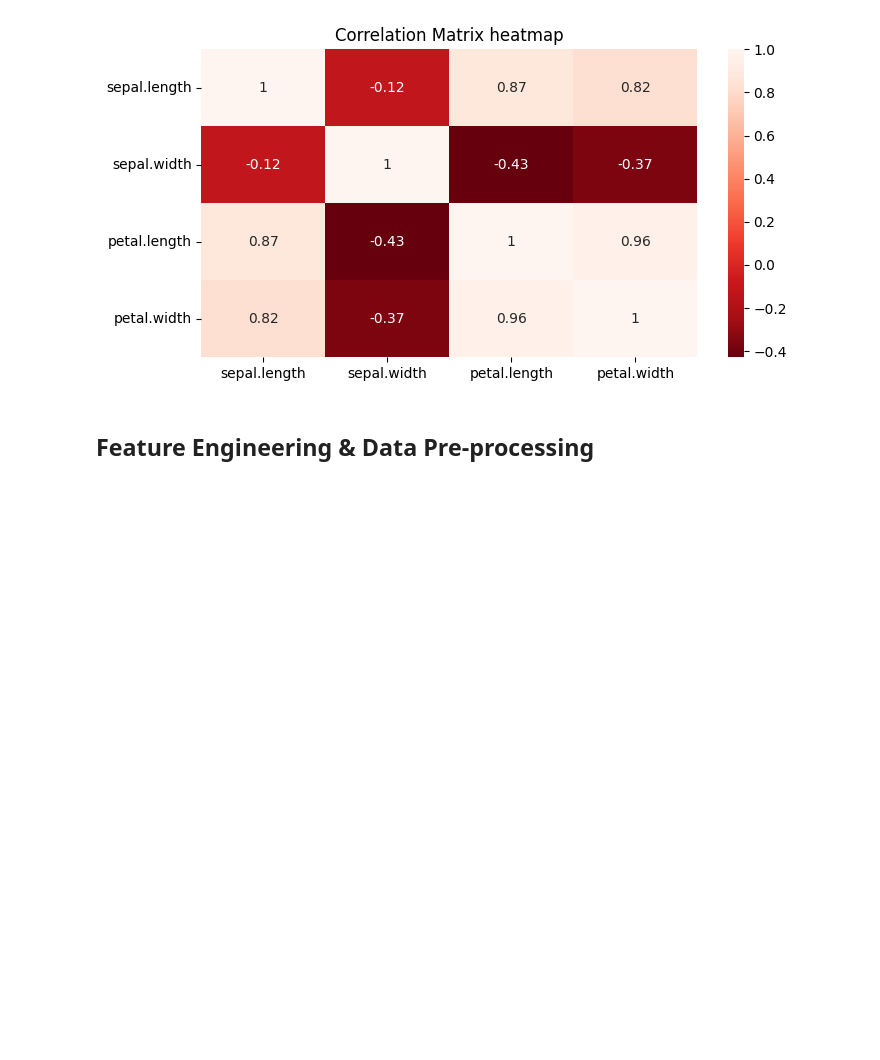
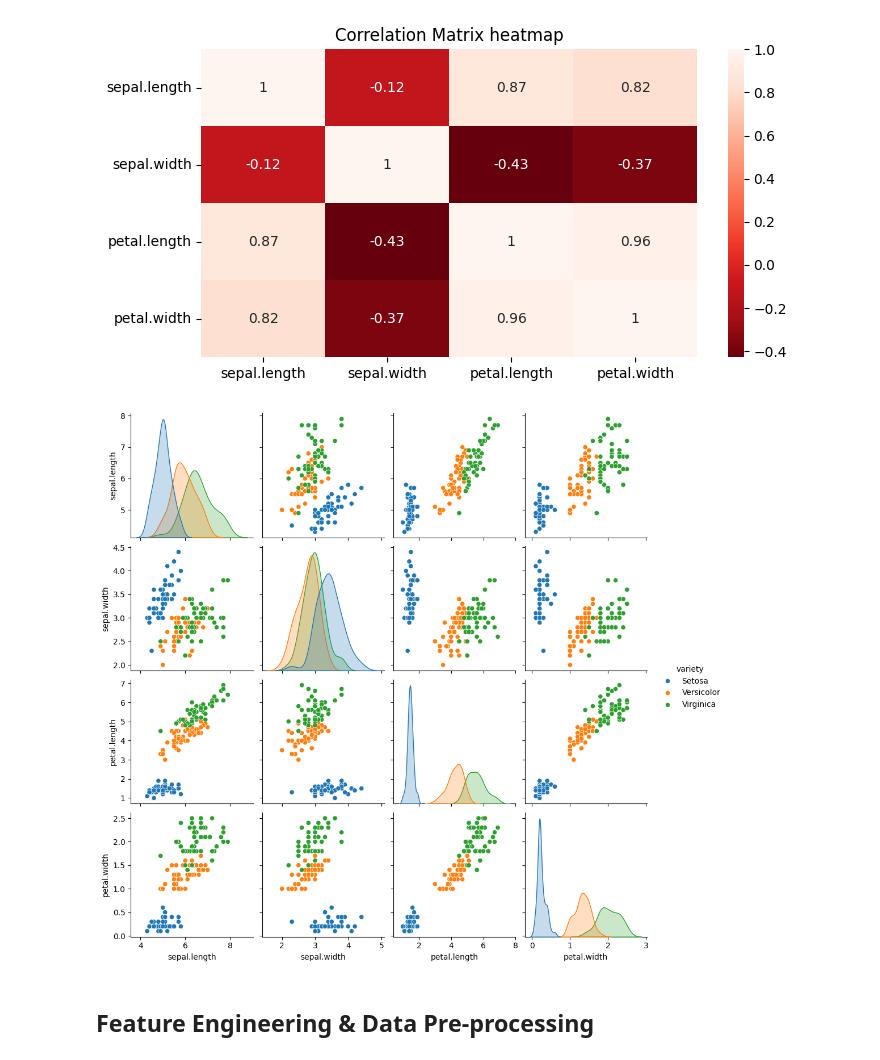
Before and after one commit to rsys-adsingh/Classification, a Jupyter notebook: ClassificationAlgo.ipynb, the cells around one changed output. Cells and saved outputs as stored; diff of their text form; code cells hidden in the pictures; blank space fills up the shorter version.

```diff
--- a/ClassificationAlgo.ipynb
+++ b/ClassificationAlgo.ipynb
@@ -270,6 +270,12 @@ plt.title('Correlation Matrix heatmap')
 plt.show()
 # %% [output]
 [figure]
+# %%
+#allows you to visualize the relationships between every pair of features in your dataset
+sns.pairplot(df, hue='variety')
+plt.show()
+# %% [output]
+[figure, added]
 # %% [markdown]
 ## **Feature Engineering & Data Pre-processing**
 # %%
```
Also changed, not shown: parts of 39 cells of this notebook.
